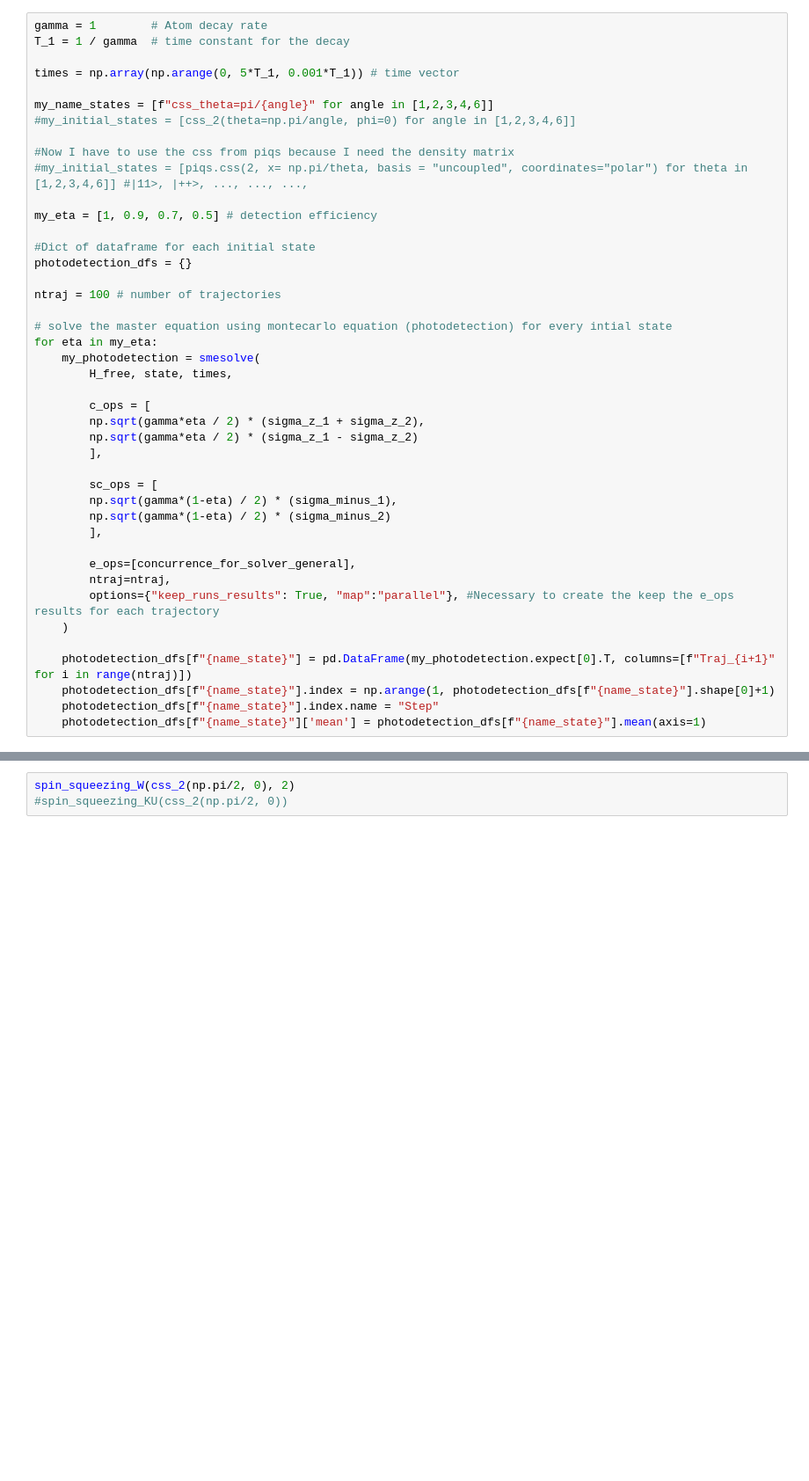
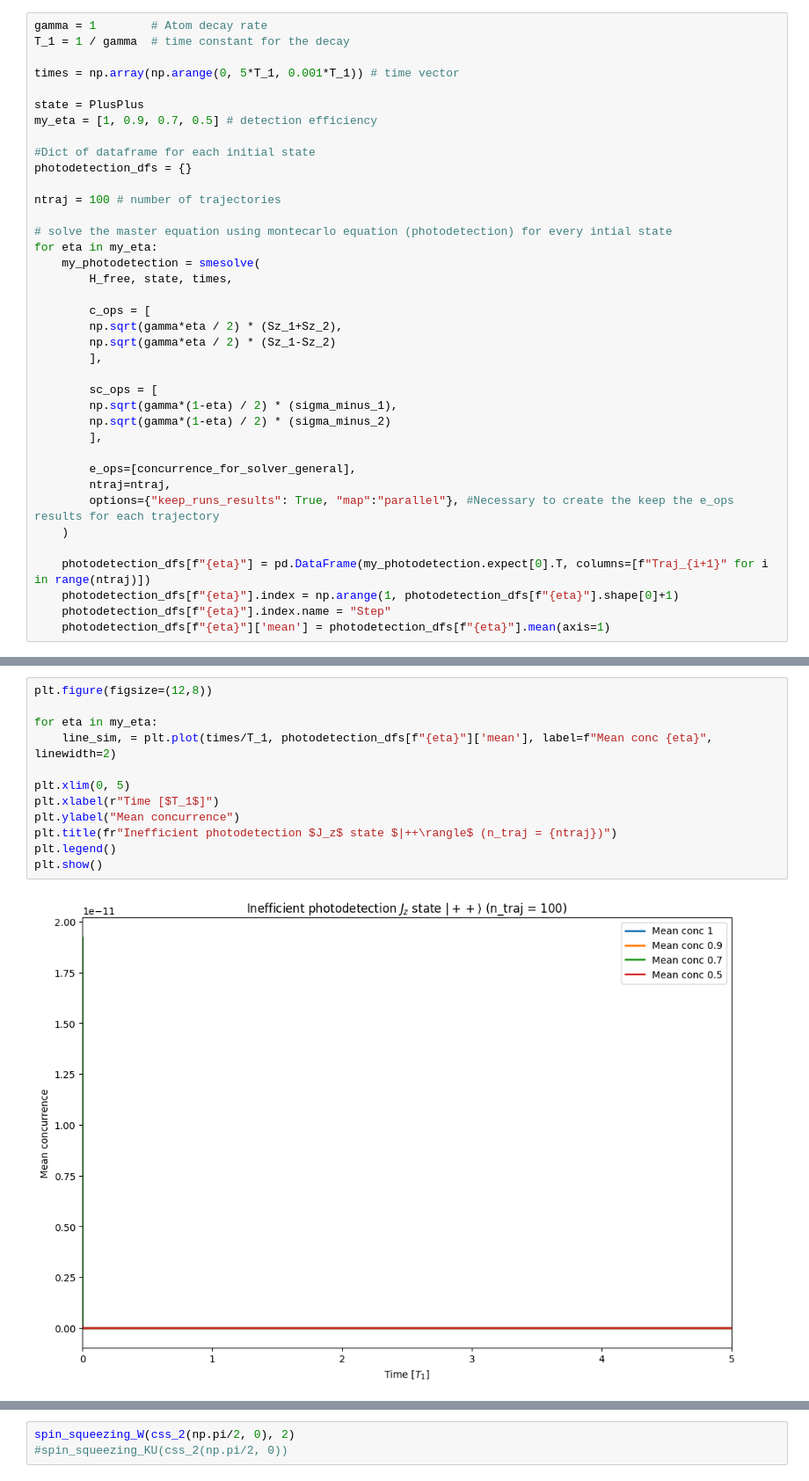
Before and after one commit to ErCampa99/Stochastic_Master_Thesis, a Jupyter notebook: Codes/SigmaZ_2_atoms.ipynb, the cells around one changed output, grey strips where cells are left out. Shown at 88% size. Cells and saved outputs as stored; diff of their text form; blank space fills up the shorter version.

```diff
--- a/Codes/SigmaZ_2_atoms.ipynb
+++ b/Codes/SigmaZ_2_atoms.ipynb
@@ -161,12 +223,7 @@ T_1 = 1 / gamma  # time constant for the decay
 
 times = np.array(np.arange(0, 5*T_1, 0.001*T_1)) # time vector
 
-my_name_states = [f"css_theta=pi/{angle}" for angle in [1,2,3,4,6]]
-#my_initial_states = [css_2(theta=np.pi/angle, phi=0) for angle in [1,2,3,4,6]]
-
-#Now I have to use the css from piqs because I need the density matrix
-#my_initial_states = [piqs.css(2, x= np.pi/theta, basis = "uncoupled", coordinates="polar") for theta in [1,2,3,4,6]] #|11>, |++>, ..., ..., ...,
-
+state = PlusPlus
 my_eta = [1, 0.9, 0.7, 0.5] # detection efficiency
 
 #Dict of dataframe for each initial state
@@ -180,8 +237,8 @@ for eta in my_eta:
         H_free, state, times,
 
         c_ops = [
-        np.sqrt(gamma*eta / 2) * (sigma_z_1 + sigma_z_2),
-        np.sqrt(gamma*eta / 2) * (sigma_z_1 - sigma_z_2)
+        np.sqrt(gamma*eta / 2) * (Sz_1+Sz_2),
+        np.sqrt(gamma*eta / 2) * (Sz_1-Sz_2)
         ],
 
         sc_ops = [
@@ -194,7 +251,7 @@ for eta in my_eta:
         options={"keep_runs_results": True, "map":"parallel"}, #Necessary to create the keep the e_ops results for each trajectory
     )
 
-    photodetection_dfs[f"{name_state}"] = pd.DataFrame(my_photodetection.expect[0].T, columns=[f"Traj_{i+1}" for i in range(ntraj)])
-    photodetection_dfs[f"{name_state}"].index = np.arange(1, photodetection_dfs[f"{name_state}"].shape[0]+1)
-    photodetection_dfs[f"{name_state}"].index.name = "Step"
-    photodetection_dfs[f"{name_state}"]['mean'] = photodetection_dfs[f"{name_state}"].mean(axis=1)
+    photodetection_dfs[f"{eta}"] = pd.DataFrame(my_photodetection.expect[0].T, columns=[f"Traj_{i+1}" for i in range(ntraj)])
+    photodetection_dfs[f"{eta}"].index = np.arange(1, photodetection_dfs[f"{eta}"].shape[0]+1)
+    photodetection_dfs[f"{eta}"].index.name = "Step"
+    photodetection_dfs[f"{eta}"]['mean'] = photodetection_dfs[f"{eta}"].mean(axis=1)
@@ -205 +276,15 @@ Quantum object: dims=[[2, 2], [2, 2]], shape=(4, 4), type='oper', dtype=CSR, ish
+# %%
+plt.figure(figsize=(12,8))
+
+for eta in my_eta:
+    line_sim, = plt.plot(times/T_1, photodetection_dfs[f"{eta}"]['mean'], label=f"Mean conc {eta}", linewidth=2)
+
+plt.xlim(0, 5)
+plt.xlabel(r"Time [$T_1$]")
+plt.ylabel("Mean concurrence")
+plt.title(fr"Inefficient photodetection $J_z$ state $|++\rangle$ (n_traj = {ntraj})")
+plt.legend()
+plt.show()
+# %% [output]
+[figure, added]
 # %% [markdown]
```
Also changed, not shown: parts of 28 cells of this notebook, 5 other files.
